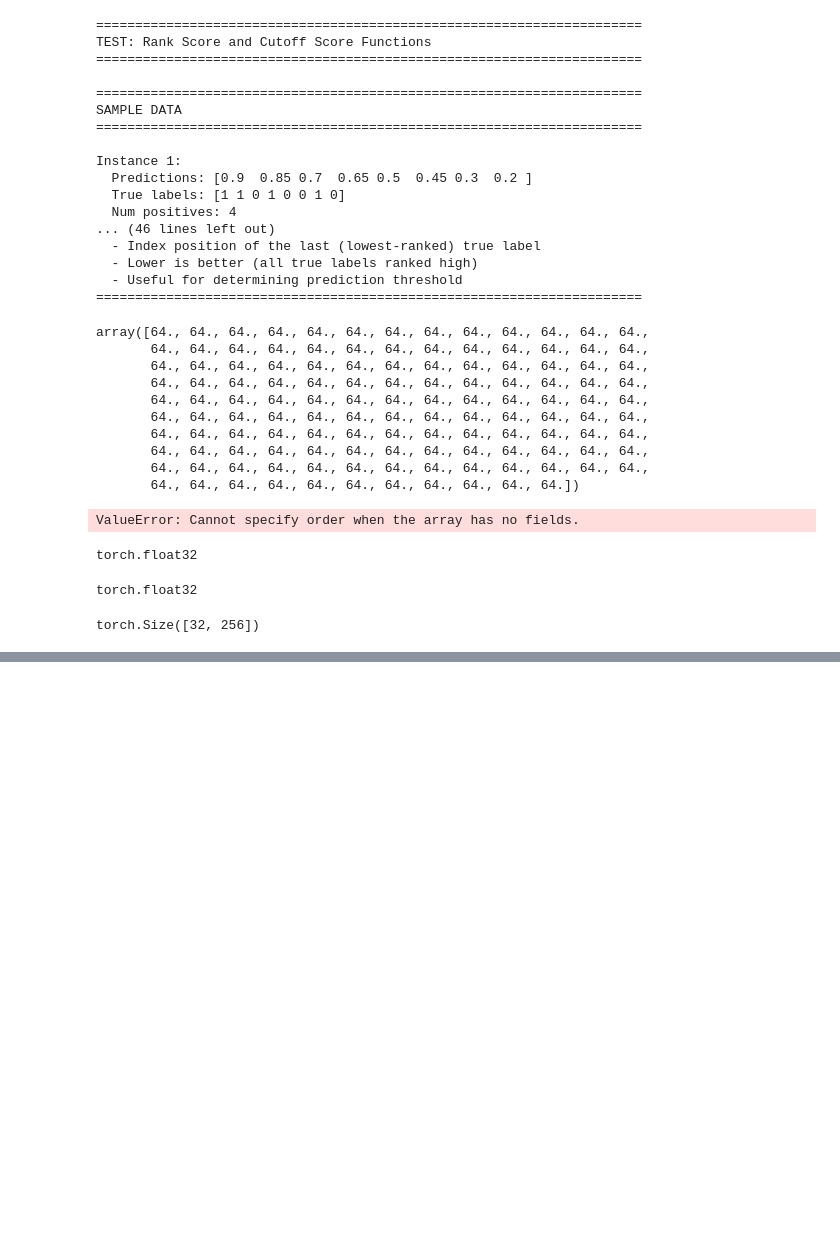
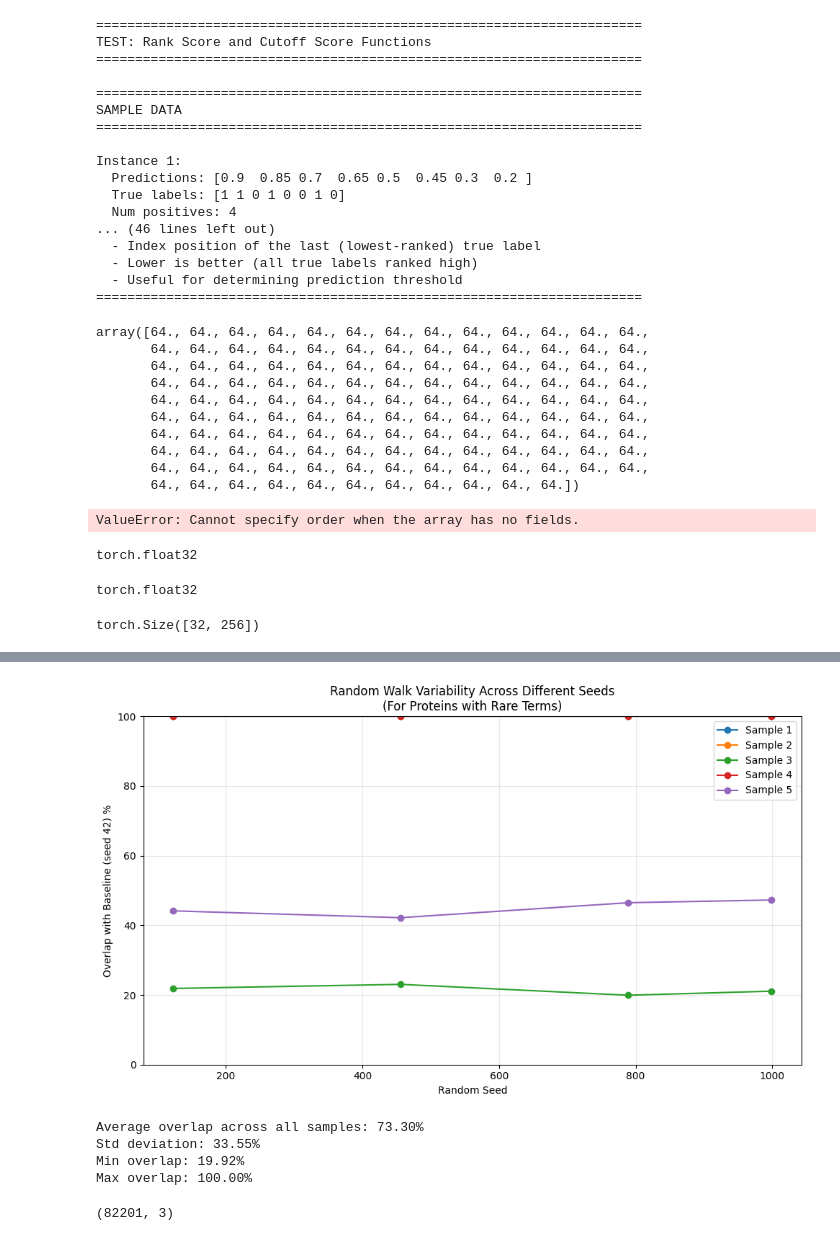
Before and after one commit to tnshp/CAFA6_embeds_model, a Jupyter notebook: test_dataset.ipynb, the cells around one changed output, grey strips where cells are left out. Saved outputs shown, nothing was run; the diff lists cells and outputs as text; code cells hidden in the pictures; blank space fills up the shorter version.

```diff
--- a/test_dataset.ipynb
+++ b/test_dataset.ipynb
@@ -188,0 +594,4 @@ data['seq_2_terms'].shape
+# %%
+seq_2_terms = data['seq_2_terms'][['qseqid',	'terms_predicted',	'terms_true',	'oversample_idx']]
+print(seq_2_terms.shape)
+seq_2_terms.head()
@@ -1623,0 +2181,4 @@ torch.Size([32, 256])
+# %%
+seq_2_terms = pd.read_parquet(data_paths['knn_terms_df'], engine='fastparquet')
+train_terms = pd.read_csv(data_paths['train_terms_df'], sep='\t')
+seq_2_terms.shape
@@ -1623,0 +2201,9 @@ torch.Size([32, 256])
+# %%
+# Find rare terms (terms that appear in few proteins)
+term_counts = train_terms['term'].value_counts()
+rare_terms = term_counts[term_counts <= 10].index.tolist()  # Terms that appear in <= 10 proteins
+
+print(f"Total unique terms: {len(term_counts)}")
+print(f"Rare terms (<=10 occurrences): {len(rare_terms)}")
+print(f"\nExamples of rare terms:")
+print(term_counts[term_counts <= 10].head(10))
@@ -1623,0 +2271,3 @@ torch.Size([32, 256])
+# %%
+# Build neighbor cache for testing
+neighbor_cache = build_neighbor_cache(go_graph, embeddings_dict)
@@ -1623,0 +2401,50 @@ torch.Size([32, 256])
+# %%
+# Visualize the variability across all test samples
+import matplotlib.pyplot as plt
+
+# Calculate pairwise overlaps for each sample
+overlap_data = []
+
+for result in results:
+    sample_overlaps = []
+    baseline = set(result[f'seed_{test_seeds[0]}'])
+
+    for seed in test_seeds[1:]:
+        current = set(result[f'seed_{seed}'])
+        overlap_pct = len(baseline & current) / 256 * 100
+        sample_overlaps.append(overlap_pct)
+
+    overlap_data.append(sample_overlaps)
+
+# Plot
+fig, ax = plt.subplots(figsize=(10, 6))
+
+for i, overlaps in enumerate(overlap_data):
+    ax.plot(test_seeds[1:], overlaps, marker='o', label=f'Sample {i+1}')
+
+ax.set_xlabel('Random Seed')
+ax.set_ylabel('Overlap with Baseline (seed 42) %')
+ax.set_title('Random Walk Variability Across Different Seeds\n(For Proteins with Rare Terms)')
+ax.legend()
+ax.grid(True, alpha=0.3)
+ax.set_ylim([0, 100])
+
+plt.tight_layout()
+plt.show()
+
+print(f"\nAverage overlap across all samples: {np.mean(overlap_data):.2f}%")
+print(f"Std deviation: {np.std(overlap_data):.2f}%")
+print(f"Min overlap: {np.min(overlap_data):.2f}%")
+print(f"Max overlap: {np.max(overlap_data):.2f}%")
+# %% [output]
+[figure, added]
+Average overlap across all samples: 73.30%
+Std deviation: 33.55%
+Min overlap: 19.92%
+Max overlap: 100.00%
+# %%
+seq_2_terms = pd.read_parquet(data_paths['knn_terms_df'], engine='fastparquet')
+train_terms = pd.read_csv(data_paths['train_terms_df'], sep='\t')
+seq_2_terms.shape
+# %% [output]
+(82201, 3)
```
Also changed, not shown: parts of 52 cells of this notebook, 3 other files.
